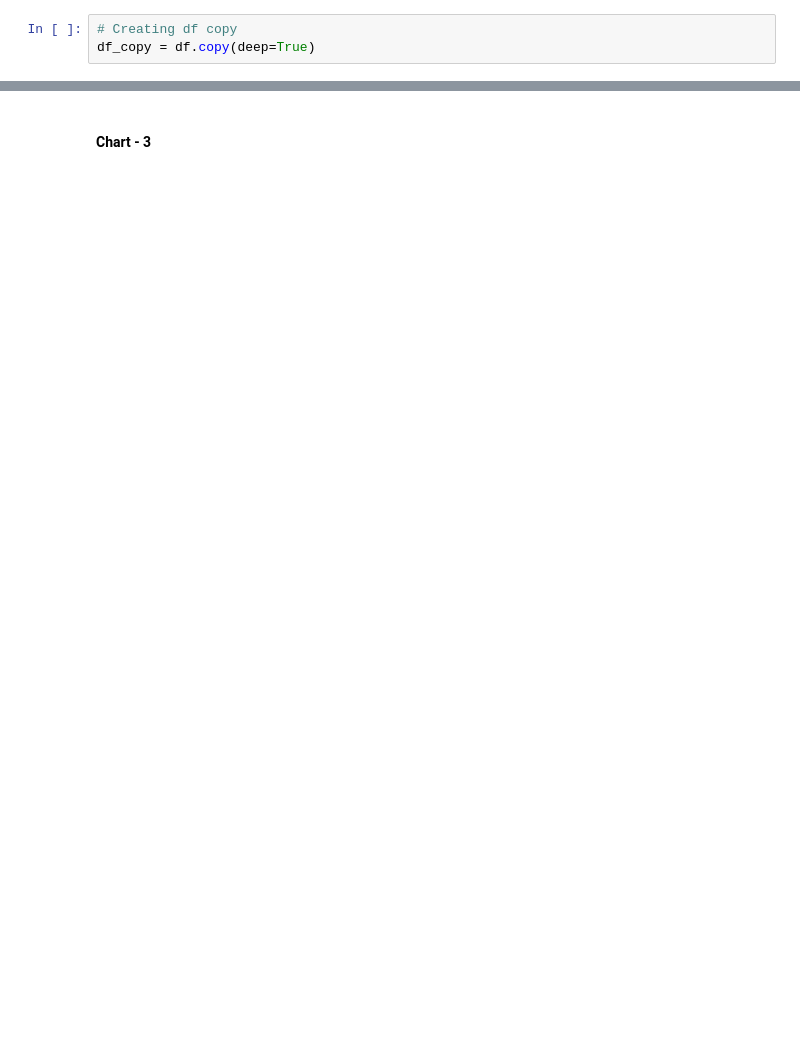
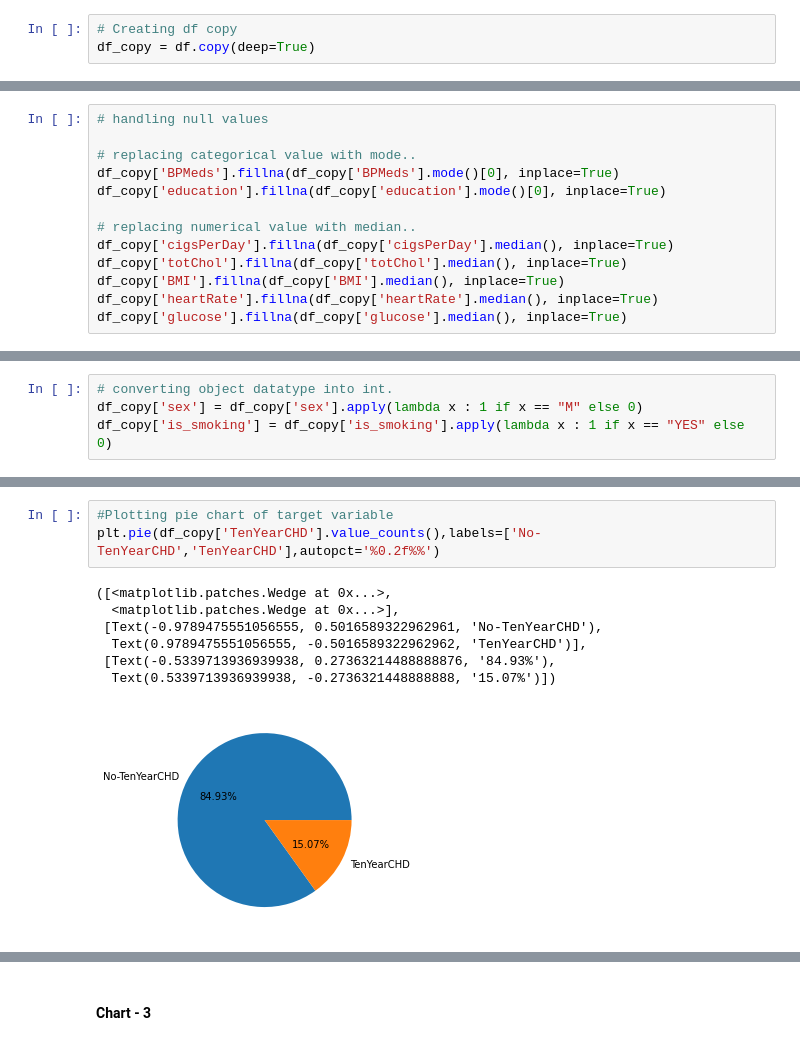
Before and after one commit to Jaypardeshii/Cardiovascular-Risk-Prediction, a Jupyter notebook: Cardiovascular_Risk_Prediction.ipynb, the cells around one changed output, grey strips where cells are left out. Saved outputs shown, nothing was run; the diff lists cells and outputs as text; blank space fills up the shorter version.

```diff
--- a/Cardiovascular_Risk_Prediction.ipynb
+++ b/Cardiovascular_Risk_Prediction.ipynb
@@ -383,0 +366,13 @@ Answer Here.
+# %%
+# handling null values
+
+# replacing categorical value with mode..
+df_copy['BPMeds'].fillna(df_copy['BPMeds'].mode()[0], inplace=True)
+df_copy['education'].fillna(df_copy['education'].mode()[0], inplace=True)
+
+# replacing numerical value with median..
+df_copy['cigsPerDay'].fillna(df_copy['cigsPerDay'].median(), inplace=True)
+df_copy['totChol'].fillna(df_copy['totChol'].median(), inplace=True)
+df_copy['BMI'].fillna(df_copy['BMI'].median(), inplace=True)
+df_copy['heartRate'].fillna(df_copy['heartRate'].median(), inplace=True)
+df_copy['glucose'].fillna(df_copy['glucose'].median(), inplace=True)
@@ -383,0 +401,4 @@ Answer Here.
+# %%
+# converting object datatype into int.
+df_copy['sex'] = df_copy['sex'].apply(lambda x : 1 if x == "M" else 0)
+df_copy['is_smoking'] = df_copy['is_smoking'].apply(lambda x : 1 if x == "YES" else 0)
@@ -419,0 +432,11 @@ Answer Here
+# %%
+#Plotting pie chart of target variable
+plt.pie(df_copy['TenYearCHD'].value_counts(),labels=['No-TenYearCHD','TenYearCHD'],autopct='%0.2f%%')
+# %% [output]
+([<matplotlib.patches.Wedge at 0x...>,
+  <matplotlib.patches.Wedge at 0x...>],
+ [Text(-0.9789475551056555, 0.5016589322962961, 'No-TenYearCHD'),
+  Text(0.9789475551056555, -0.5016589322962962, 'TenYearCHD')],
+ [Text(-0.5339713936939938, 0.27363214488888876, '84.93%'),
+  Text(0.5339713936939938, -0.2736321448888888, '15.07%')])
+[figure, added]
```
Also changed, not shown: parts of 42 cells of this notebook.
